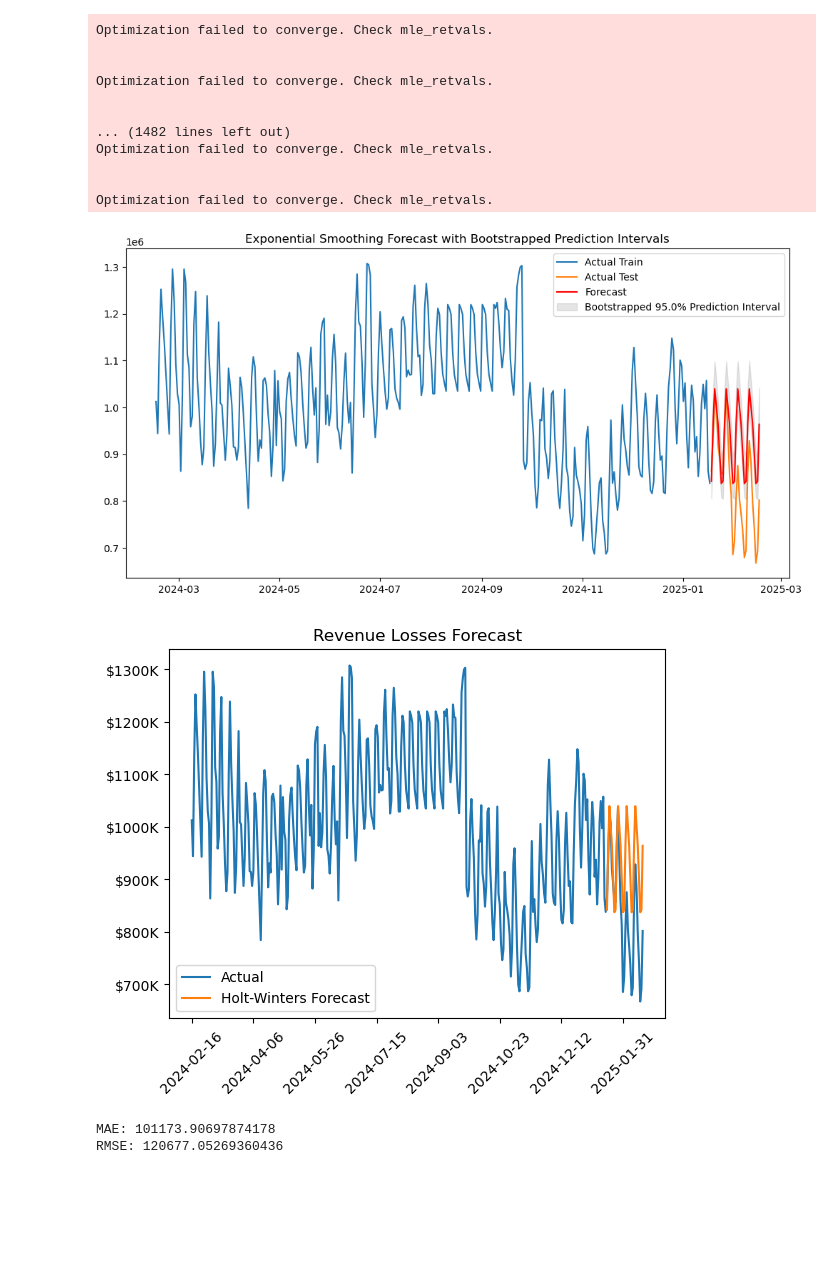
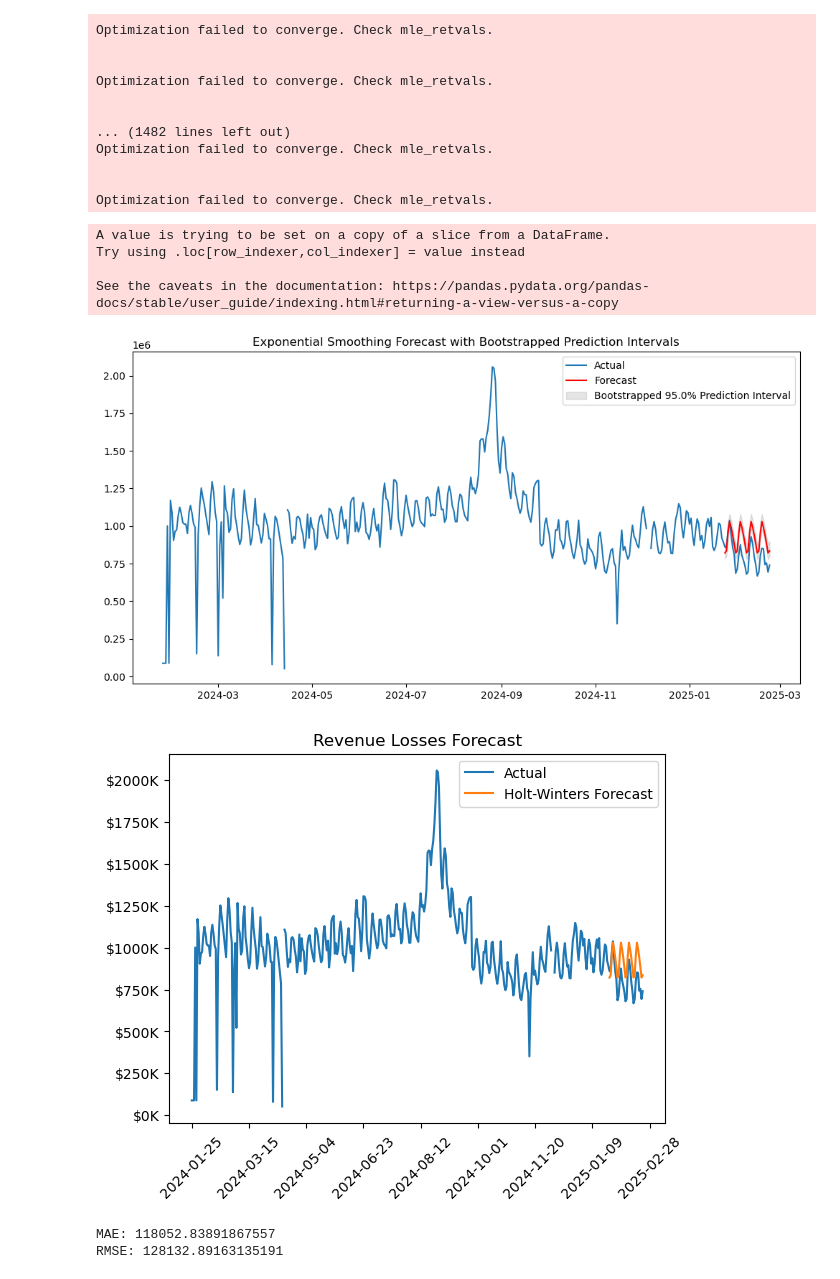
Before and after one commit to ijyliu/mcbroken-forecasting, a Jupyter notebook: Experimental Notebooks/Forecasts/ETS.ipynb, the cells around one changed output. Cells and saved outputs as stored; diff of their text form; code cells hidden in the pictures; blank space fills up the shorter version.

```diff
--- a/Experimental Notebooks/Forecasts/ETS.ipynb
+++ b/Experimental Notebooks/Forecasts/ETS.ipynb
@@ -59,0 +89,11 @@ fig.show()
+# %%
+# Box-Cox Transformation on cases where Outlier is False and is not missing
+orig_df = df.copy() # save original df for later plots
+no_out_missing = df[(df['Outlier'] == False) & (df['Revenue Losses'].notnull())]
+no_out_missing['Revenue Losses'], lam = stats.boxcox(no_out_missing['Revenue Losses'])
+df.loc[no_out_missing.index, 'Revenue Losses'] = no_out_missing['Revenue Losses']
+print(f'Lambda: {lam}')
+
+# Save lam to pickle
+with open('Models/ETS_lam.pkl', 'wb') as f:
+    pickle.dump(lam, f)
@@ -64,11 +110,27 @@ df.loc[df['Outlier'], 'Revenue Losses'] = None
 # While loop to fill with 7 day lags
 # Alternate between computing 7 day lags
 # and filling missing values with 7 day lags
-while df['Revenue Losses'].isnull().sum() > 0:
+iterations = 0
+while df['Revenue Losses'].isnull().sum() > 0 and iterations < len(df):
     # Compute 7 day lags
     df['7-day lag'] = df['Revenue Losses'].shift(7)
     # Fill missing values with 7 day lags
     df['Revenue Losses'] = df['Revenue Losses'].fillna(df['7-day lag'])
+    # Increment iterations
+    iterations += 1
+
+# For any remaining items, back fill with 7 days forward
+iterations = 0
+while df['Revenue Losses'].isnull().sum() > 0 and iterations < len(df):
+    # Compute 7 days forward
+    df['7-day forward'] = df['Revenue Losses'].shift(-7)
+    # Fill missing values with 7 days forward
+    df['Revenue Losses'] = df['Revenue Losses'].fillna(df['7-day forward'])
+    # Increment iterations
+    iterations += 1
+
+# For any remaining items, fill with mean of the data
+df['Revenue Losses'] = df['Revenue Losses'].fillna(df['Revenue Losses'].mean())
 # %%
 # Revenue Losses
 fig = px.line(df, x='Date', y='Revenue Losses',
@@ -84,8 +146,3 @@ fig.update_layout(yaxis_tickprefix='$')
 
 # Show the plot
 fig.show()
-# %%
-# For ETS, limit data to last year
-# This will both take care of outliers and minimize missing data
-df = df[df['Date'] >= df['Date'].max() - pd.DateOffset(years=1)].reset_index(drop=True)
-df
@@ -255,11 +298,24 @@ Optimization failed to converge. Check mle_retvals.
 
 
 Optimization failed to converge. Check mle_retvals.
+# %%
+# Undo box-cox transformation everywhere
+test_forecast = inv_boxcox(test_forecast, lam)
+lower_bounds = inv_boxcox(lower_bounds, lam)
+upper_bounds = inv_boxcox(upper_bounds, lam)
+df['Revenue Losses'] = inv_boxcox(df['Revenue Losses'], lam)
+train_df_bc = train_df.copy() # save transformed version of train_df
+train_df['Revenue Losses'] = inv_boxcox(train_df['Revenue Losses'], lam)
+test_df['Revenue Losses'] = inv_boxcox(test_df['Revenue Losses'], lam)
+# %% [output]
+A value is trying to be set on a copy of a slice from a DataFrame.
+Try using .loc[row_indexer,col_indexer] = value instead
+
+See the caveats in the documentation: https://pandas.pydata.org/pandas-docs/stable/user_guide/indexing.html#returning-a-view-versus-a-copy
 # %%
 # 5. Plotting
 plt.figure(figsize=(12, 6))
-plt.plot(train_df['Date'], train_df['Revenue Losses'], label='Actual Train')
-plt.plot(test_df['Date'], test_df['Revenue Losses'], label='Actual Test')
+plt.plot(orig_df['Date'], orig_df['Revenue Losses'], label='Actual')
 plt.plot(test_df['Date'], test_forecast, label='Forecast', color='red')  # Original forecast
 
 plt.fill_between(test_df['Date'], lower_bounds, upper_bounds, color='gray', alpha=0.2, label=f'Bootstrapped {100*(1-alpha)}% Prediction Interval')
@@ -268,29 +324,29 @@ plt.title('Exponential Smoothing Forecast with Bootstrapped Prediction Intervals
 plt.legend()
 plt.show()
 # %% [output]
-[figure, old version]
+[figure, new version]
 # %%
-plt.plot(df['Revenue Losses'], label="Actual")
+plt.plot(orig_df['Revenue Losses'], label="Actual")
 plt.plot(test_forecast, label="Holt-Winters Forecast")
 # Title of Revenue Losses Forecast
 plt.title('Revenue Losses Forecast')
 # Format y axis as thousands of dollars
 plt.gca().yaxis.set_major_formatter((lambda x, _: f'${int(x/1000)}K'))
 # Format x axis as dates - add x number of days to first date in data, format as date
 plt.gca().xaxis.set_major_formatter((lambda x, _: (df['Date'][0] + pd.DateOffset(days=int(x))).strftime('%Y-%m-%d')))
 # Rotate x axis labels
 plt.xticks(rotation=45)
 plt.legend()
 plt.show()
 
 # Check MAE, RMSE on test set
 mae = mean_absolute_error(test_df['Revenue Losses'], test_forecast)
 rmse = root_mean_squared_error(test_df['Revenue Losses'], test_forecast)
 print('MAE:', mae)
 print('RMSE:', rmse)
 # %% [output]
-[figure, old version]
+[figure, new version]
-MAE: 101173.90697874178
-RMSE: 120677.05269360436
+MAE: 118052.83891867557
+RMSE: 128132.89163135191
 # %%
 # Automatic
```
Also changed, not shown: parts of 14 cells of this notebook, 1 other file.
